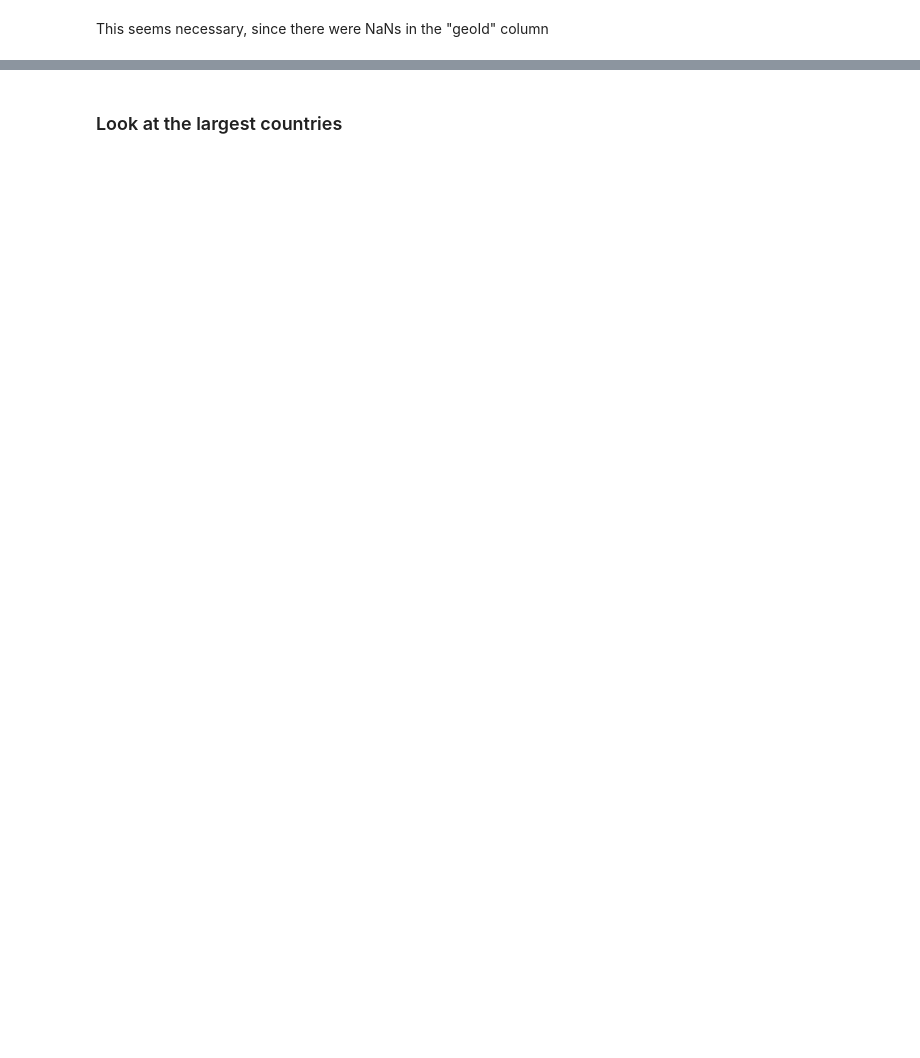
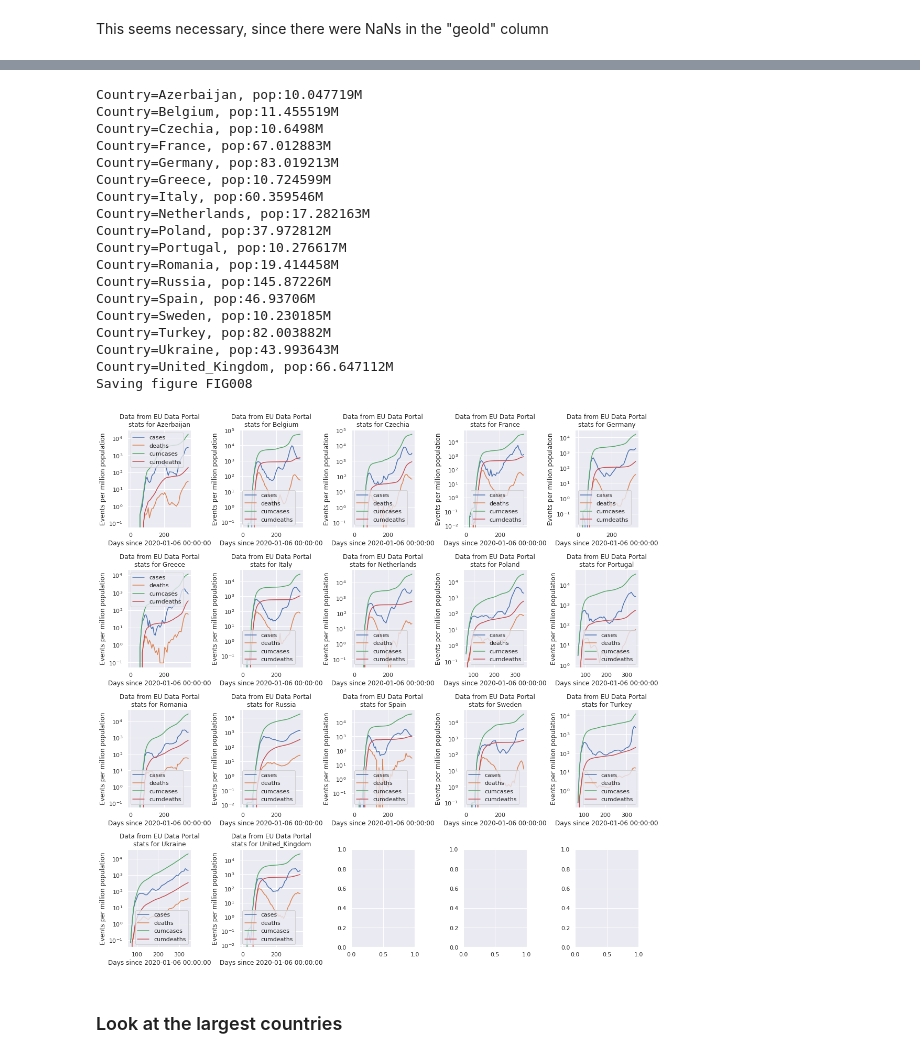
Before and after one commit to AlainLich/COVID-Data, a Jupyter notebook: JupySessions/COVID-Data-EU-Open-Data.ipynb, the cells around one changed output, grey strips where cells are left out. Saved outputs shown, nothing was run; the diff lists cells and outputs as text; code cells hidden in the pictures; blank space fills up the shorter version.

```diff
--- a/JupySessions/COVID-Data-EU-Open-Data.ipynb
+++ b/JupySessions/COVID-Data-EU-Open-Data.ipynb
@@ -200,25 +351,45 @@ ImgMgr.save_fig("FIG017")
 # %%
 painter = figureFromFrame(None,  subplots=subnodeSpec, figsize=(15,15))
 for (country,dfExtractOrig) in dtg :
     pop = dfExtractOrig["popData2019"][0]
     print(f"Country={country}, pop:{pop/1.0E6}M")
     dfExtract = dfExtractOrig.set_index("elapsedDays").copy()
-    dfExtract.loc[:,"cumcases"] = dfExtract.loc[:,"cases"].sort_index().cumsum()/dfExtract.loc[:,"popData2019"]*1.0E6
-    dfExtract.loc[:,"cumdeaths"] = dfExtract.loc[:,"deaths"].sort_index().cumsum()/dfExtract.loc[:,"popData2019"]*1.0E6
-    dfExtract.loc[:,"cases"] = dfExtract.loc[:,"cases"]/dfExtract.loc[:,"popData2019"]*1.0E6
-    dfExtract.loc[:,"deaths"] = dfExtract.loc[:,"deaths"]/dfExtract.loc[:,"popData2019"]*1.0E6
+    dfExtract.loc[:,"cumcases"] = dfExtract.loc[:,"cases_weekly"].sort_index().cumsum()/dfExtract.loc[:,"popData2019"]*1.0E6
+    dfExtract.loc[:,"cumdeaths"] = dfExtract.loc[:,"deaths_weekly"].sort_index().cumsum()/dfExtract.loc[:,"popData2019"]*1.0E6
+    dfExtract.loc[:,"cases"] = dfExtract.loc[:,"cases_weekly"]/dfExtract.loc[:,"popData2019"]*1.0E6
+    dfExtract.loc[:,"deaths"] = dfExtract.loc[:,"deaths_weekly"]/dfExtract.loc[:,"popData2019"]*1.0E6
     painter.doPlot( df = dfExtract.loc[:,["cases","deaths","cumcases","cumdeaths"]],
                       colOpts={"cases": {"yscale":'log'},
                             "deaths": {"yscale":'log'},
                             "cumcases": {"yscale":'log'},
                             "cumdeaths": {"yscale":'log'},})
     painter.setAttrs(label=f"Days since {dateStart}",
                  title=f"Data from EU Data Portal\nstats for {country}",
                  legend=True,
                  xlabel=f"Days since {dateStart}",
                  ylabel="Events per million population"   )
     painter.advancePlotIndex()
 ImgMgr.save_fig("FIG008")
+# %% [output]
+Country=Azerbaijan, pop:10.047719M
+Country=Belgium, pop:11.455519M
+Country=Czechia, pop:10.6498M
+Country=France, pop:67.012883M
+Country=Germany, pop:83.019213M
+Country=Greece, pop:10.724599M
+Country=Italy, pop:60.359546M
+Country=Netherlands, pop:17.282163M
+Country=Poland, pop:37.972812M
+Country=Portugal, pop:10.276617M
+Country=Romania, pop:19.414458M
+Country=Russia, pop:145.87226M
+Country=Spain, pop:46.93706M
+Country=Sweden, pop:10.230185M
+Country=Turkey, pop:82.003882M
+Country=Ukraine, pop:43.993643M
+Country=United_Kingdom, pop:66.647112M
+Saving figure FIG008
+[figure, added]
 # %% [markdown]
 ### Look at the largest countries
 # %%
```
Also changed, not shown: parts of 19 cells of this notebook, 16 other files.
